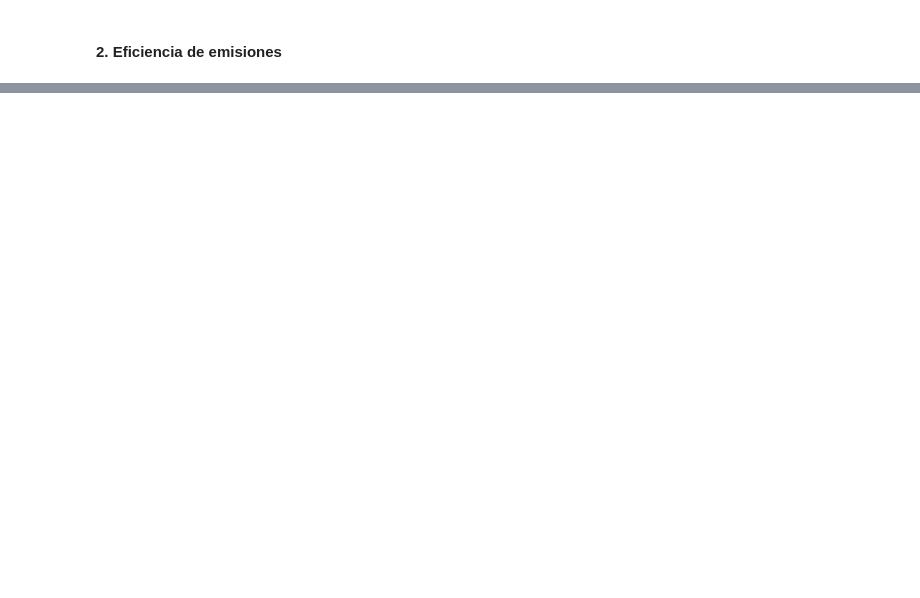
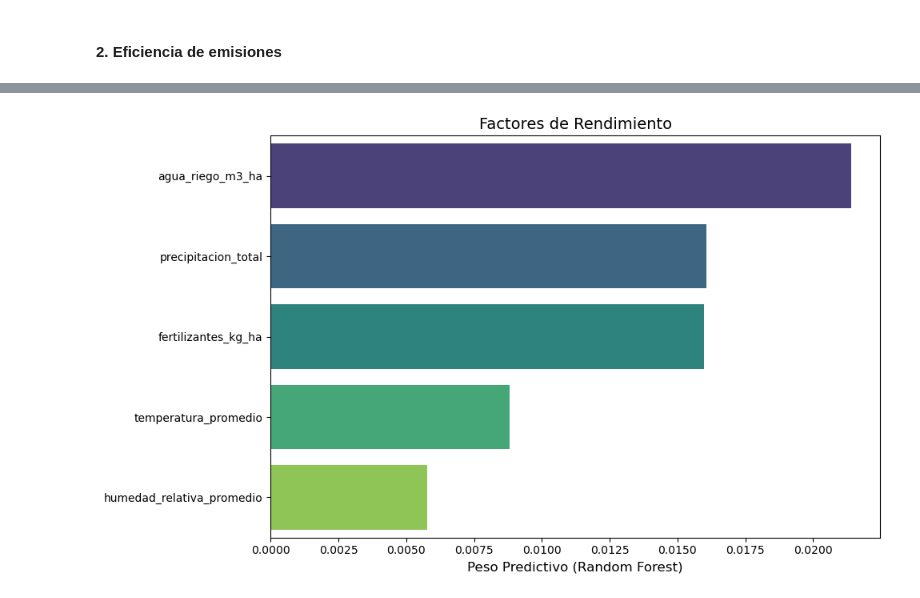
Before and after one commit to ccp0897/Agricultura-y-Ganader-a-Global, a Jupyter notebook: EDA_datosEstructurados.ipynb, the cells around one changed output, grey strips where cells are left out. Cells and saved outputs as stored; diff of their text form; code cells hidden in the pictures; blank space fills up the shorter version.

```diff
--- a/EDA_datosEstructurados.ipynb
+++ b/EDA_datosEstructurados.ipynb
@@ -468,0 +461,3 @@ Passing `palette` without assigning `hue` is deprecated and will be removed in v
+# %%
+df_ag = pd.read_csv('datos/produccion_agricola.csv')
+df_clima = pd.read_csv('datos/condiciones_climaticas_limpios.csv')
@@ -468,0 +482,44 @@ Passing `palette` without assigning `hue` is deprecated and will be removed in v
+# %%
+from sklearn.ensemble import RandomForestRegressor
+
+# Unimos por País Y Año simultáneamente
+# Usamos left join para no perder ni una sola cosecha
+df_modelo = pd.merge(df_ag, df_clima, on=['codigo_iso', 'anio'], how='left')
+
+# Imputación de nulos climáticos (por si algún país/año no tiene datos meteorológicos)
+columnas_clima = ['precipitacion_total', 'temperatura_promedio', 'humedad_relativa_promedio']
+for col in columnas_clima:
+    df_modelo[col] = df_modelo[col].fillna(df_modelo[col].mean())
+
+# Seleccionar variables para el modelo
+# Quitamos variables que no son factores predictivos (como país, región, año, producción total...)
+df_ml = df_modelo[['cultivo', 'fertilizantes_kg_ha', 'agua_riego_m3_ha',
+                   'precipitacion_total', 'temperatura_promedio',
+                   'humedad_relativa_promedio', 'rendimiento_ton_ha']]
+
+# One-Hot Encoding para el cultivo
+df_final = pd.get_dummies(df_ml, columns=['cultivo'])
+
+# Separar X e Y
+X = df_final.drop(['rendimiento_ton_ha'], axis=1)
+y = df_final['rendimiento_ton_ha']
+
+# Entrenar el Random Forest
+rf = RandomForestRegressor(n_estimators=100, random_state=42)
+rf.fit(X, y)
+
+# Extraer importancia (limpiando las variables "dummy" de cultivos para el gráfico)
+importancia = pd.DataFrame({'Factor': X.columns, 'Importancia': rf.feature_importances_})
+importancia = importancia[~importancia['Factor'].str.contains('cultivo_')]
+importancia = importancia.sort_values(by='Importancia', ascending=False)
+
+# Visualización
+plt.figure(figsize=(10, 6))
+sns.barplot(data=importancia, x='Importancia', y='Factor', palette='viridis')
+plt.title('Factores de Rendimiento', fontsize=14)
+plt.xlabel('Peso Predictivo (Random Forest)', fontsize=12)
+plt.ylabel('')
+plt.tight_layout()
+plt.show()
+# %% [output]
+[figure, added]
```
Also changed, not shown: parts of 33 cells of this notebook, 8 other files.
